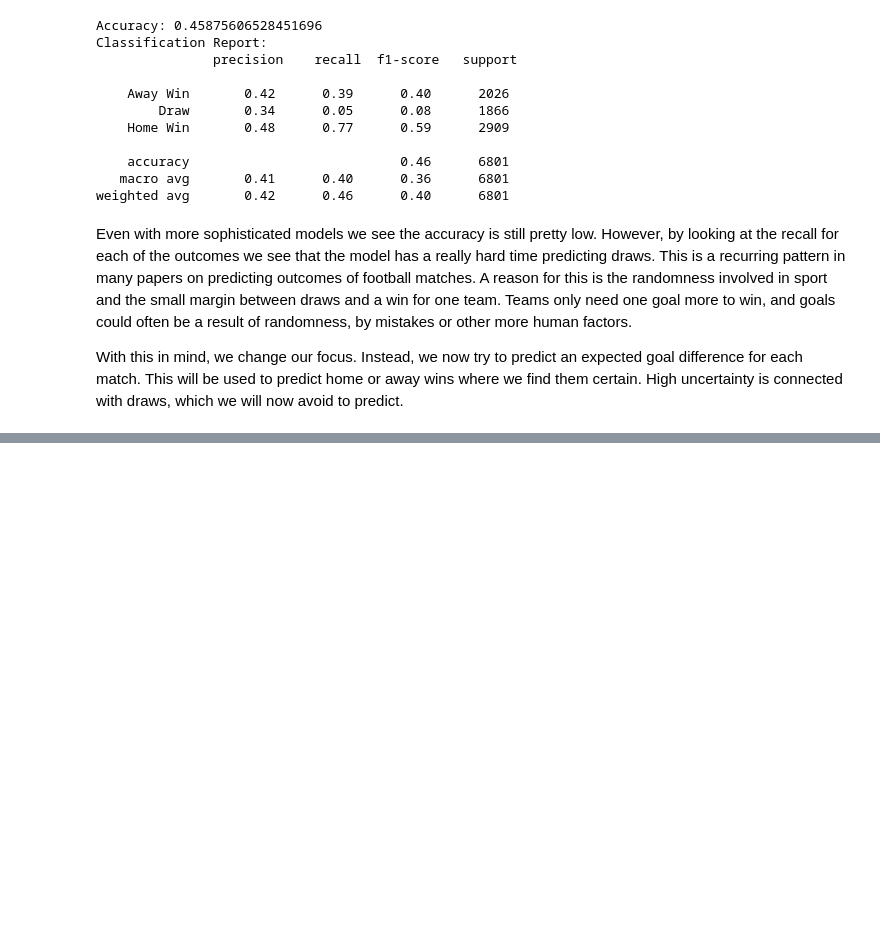
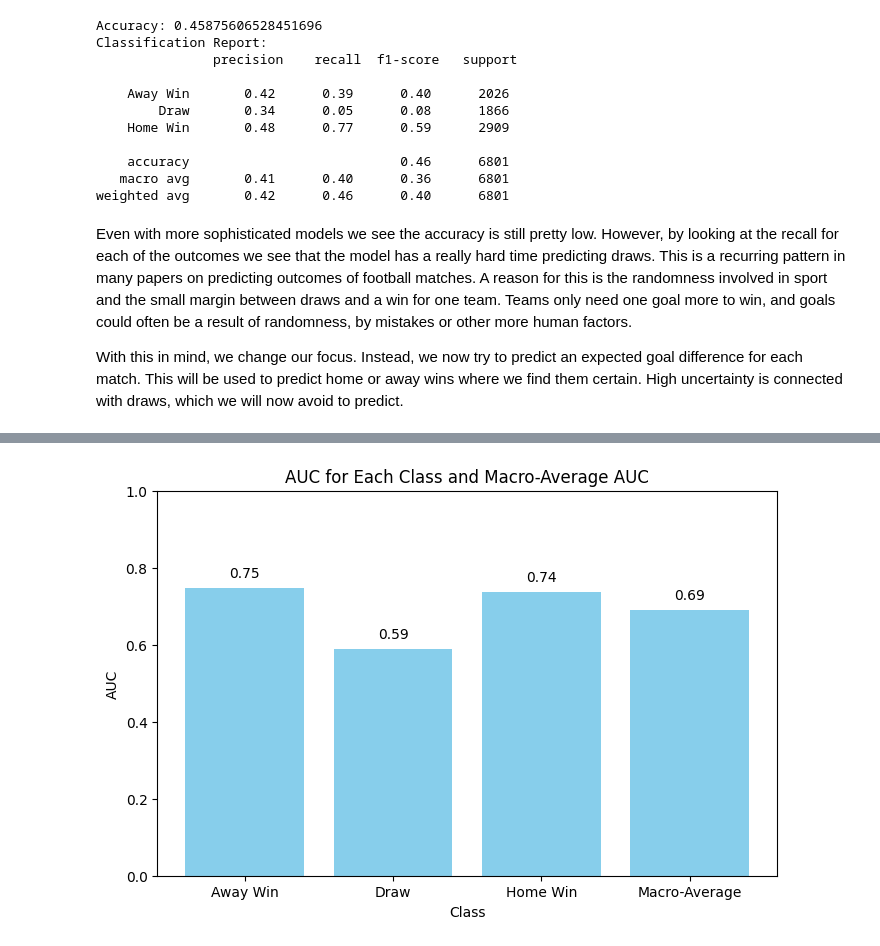
Before and after one commit to heiken1108/Match-Predictor, a Jupyter notebook: notebooks/5. Random Forest.ipynb, the cells around one changed output, grey strips where cells are left out. Cells and saved outputs as stored; diff of their text form; code cells hidden in the pictures; blank space fills up the shorter version.

```diff
--- a/notebooks/5. Random Forest.ipynb
+++ b/notebooks/5. Random Forest.ipynb
@@ -191,0 +261,4 @@ With this in mind, we change our focus. Instead, we now try to predict an expect
+# %%
+
+data_premiere_leauge = data_with_div[data_with_div["Div"] == "E0"]
+data_premiere_leauge
@@ -191,0 +279,4 @@ With this in mind, we change our focus. Instead, we now try to predict an expect
+# %%
+from sklearn.preprocessing import LabelEncoder
+# Remove Div
+data_premiere_leauge.drop(columns="Div", inplace=True)
@@ -191,0 +310,35 @@ With this in mind, we change our focus. Instead, we now try to predict an expect
+# %%
+from sklearn.metrics import classification_report, accuracy_score, roc_auc_score
+from sklearn.preprocessing import label_binarize
+
+# Make predictions and probability estimates on the test set
+y_pred = model.predict(X_test)
+y_pred_proba = model.predict_proba(X_test)
+
+# Binarize the y_test labels for multi-class AUC calculation
+y_test_binarized = label_binarize(
+    y_test, classes=[-1, 0, 1]
+)  # Adjust class labels as needed
+
+# Calculate AUC for each class separately (one-vs-rest)
+auc_per_class = roc_auc_score(y_test_binarized, y_pred_proba, average=None)
+
+# Compute the macro-average AUC
+auc_macro = roc_auc_score(y_test_binarized, y_pred_proba, average="macro")
+
+# Print evaluation metrics
+print(f"Accuracy: {accuracy_score(y_test, y_pred):.2f}")
+print(
+    "Classification Report:\n",
+    classification_report(
+        y_test, y_pred, target_names=["Away Win", "Draw", "Home Win"]
+    ),
+)
+
+# Print AUC for each class
+class_names = ["Away Win", "Draw", "Home Win"]
+for i, auc in enumerate(auc_per_class):
+    print(f"AUC for {class_names[i]}: {auc:.2f}")
+
+# Print the macro-average AUC
+print(f"AUC (macro-average): {auc_macro:.2f}")
@@ -191,0 +362,4 @@ With this in mind, we change our focus. Instead, we now try to predict an expect
+# %%
+util.plot_auc_per_class(auc_per_class, class_names, auc_macro)
+# %% [output]
+[figure, added]
```
Also changed, not shown: parts of 19 cells of this notebook, 3 other files.
